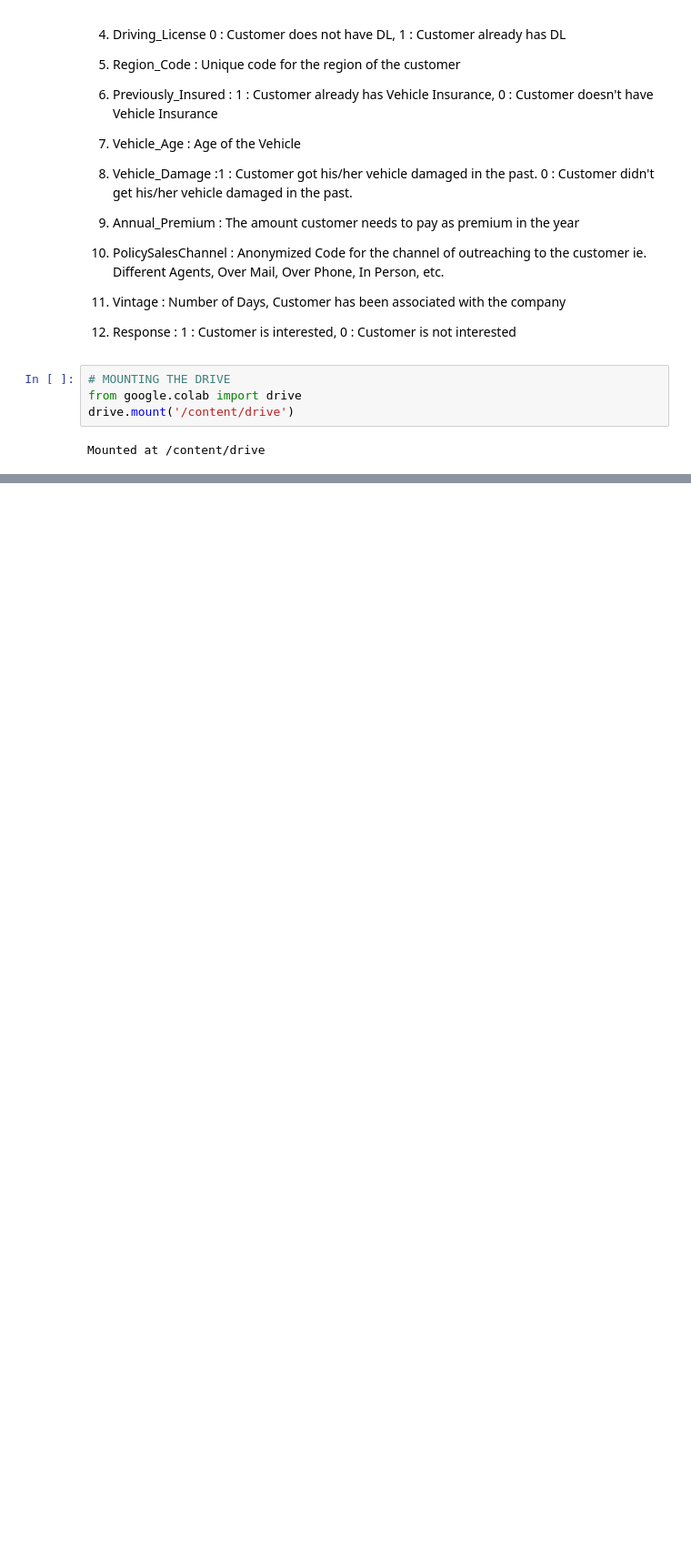
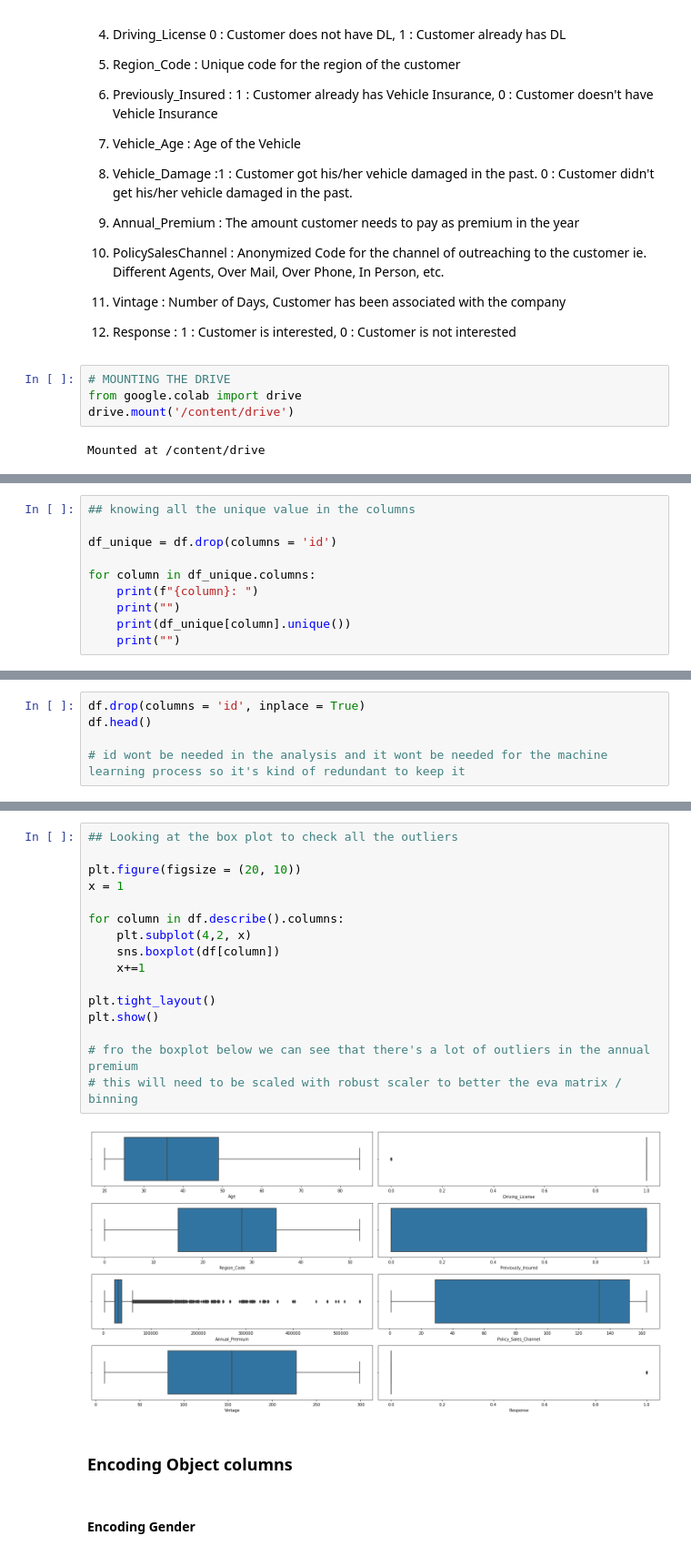
Before and after one commit to anupstar100/Health-Insurance-Cross-Sell-Prediction, a Jupyter notebook: SML_Capstone_Project_HEALTH_INSURANCE_CROSS_SELL_PREDICTION.ipynb, the cells around one changed output, grey strips where cells are left out. Shown at 91% size. Drawn from its saved outputs; the diff is of its cells as text; blank space fills up the shorter version.

```diff
--- a/SML_Capstone_Project_HEALTH_INSURANCE_CROSS_SELL_PREDICTION.ipynb
+++ b/SML_Capstone_Project_HEALTH_INSURANCE_CROSS_SELL_PREDICTION.ipynb
@@ -1116,0 +123,10 @@ Using logiistic regression that has been tuned, we focus more on recall instead
+# %%
+## knowing all the unique value in the columns
+
+df_unique = df.drop(columns = 'id')
+
+for column in df_unique.columns:
+    print(f"{column}: ")
+    print("")
+    print(df_unique[column].unique())
+    print("")
@@ -1116,0 +170,5 @@ Using logiistic regression that has been tuned, we focus more on recall instead
+# %%
+df.drop(columns = 'id', inplace = True)
+df.head()
+
+# id wont be needed in the analysis and it wont be needed for the machine learning process so it's kind of redundant to keep it
@@ -1116,0 +182,22 @@ Using logiistic regression that has been tuned, we focus more on recall instead
+# %%
+## Looking at the box plot to check all the outliers
+
+plt.figure(figsize = (20, 10))
+x = 1
+
+for column in df.describe().columns:
+    plt.subplot(4,2, x)
+    sns.boxplot(df[column])
+    x+=1
+
+plt.tight_layout()
+plt.show()
+
+# fro the boxplot below we can see that there's a lot of outliers in the annual premium
+# this will need to be scaled with robust scaler to better the eva matrix / binning
+# %% [output]
+[figure, added]
+# %% [markdown]
+### Encoding Object columns
+# %% [markdown]
+#### Encoding Gender
```
Also changed, not shown: parts of 232 cells of this notebook.
